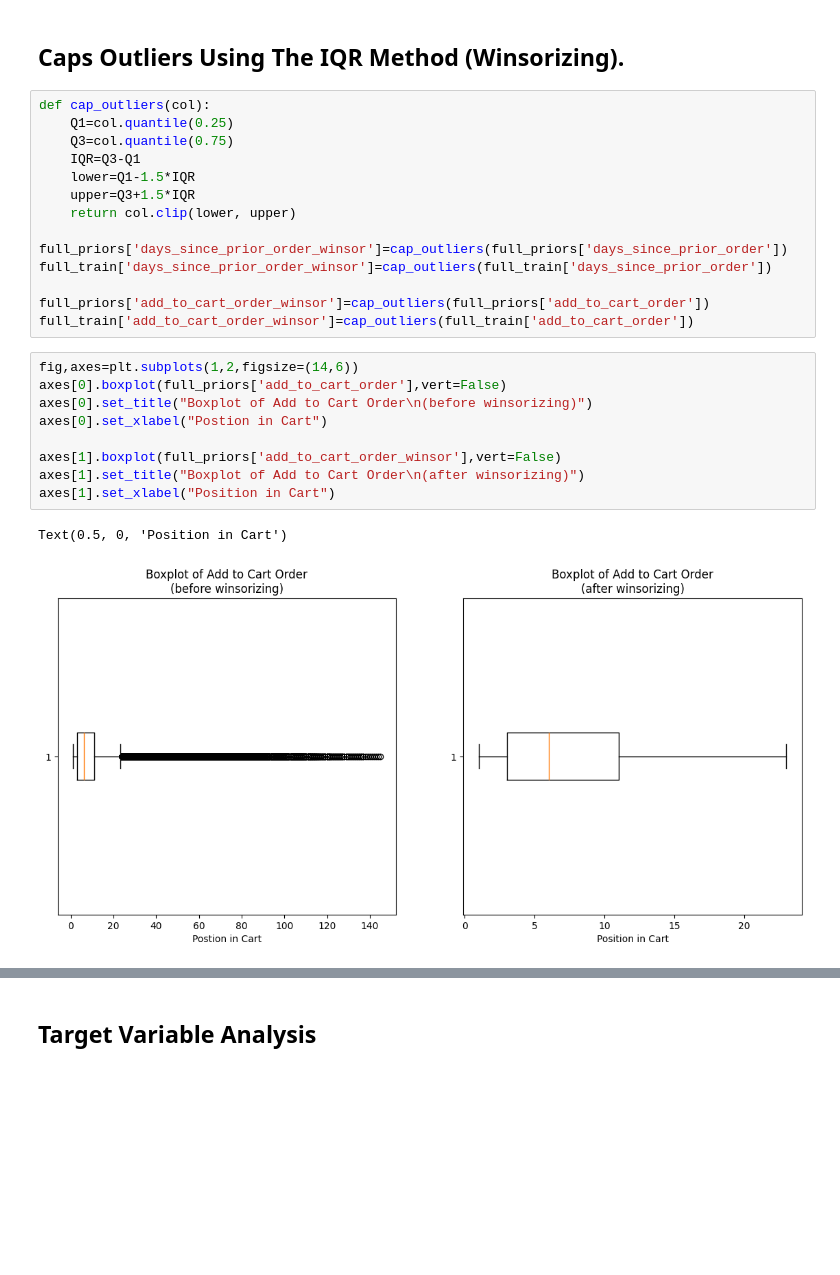
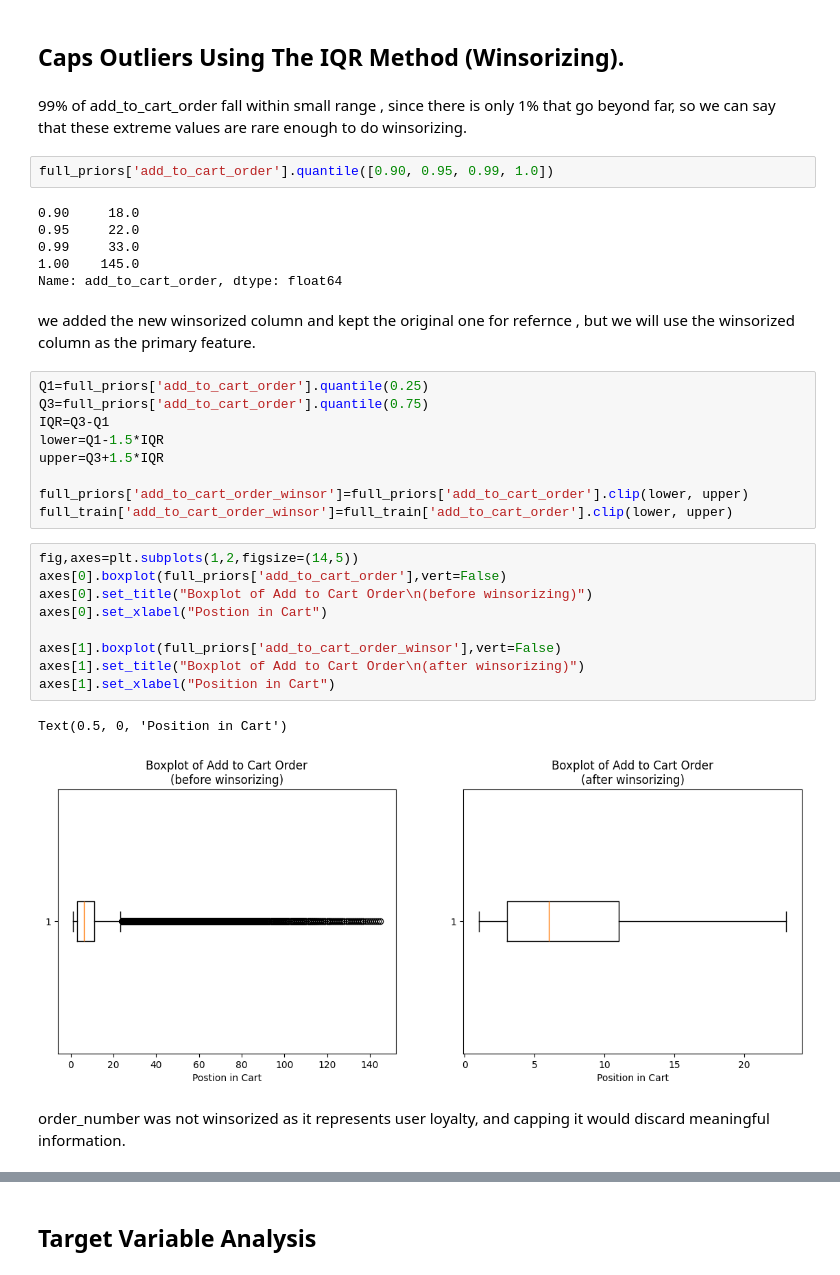
Before and after one commit to ab8d-DS/DSS230_Final_Project, a Jupyter notebook: notebooks/01_EDA_and_Preprocessing.ipynb, the cells around one changed output, grey strips where cells are left out. Drawn from its saved outputs; the diff is of its cells as text; blank space fills up the shorter version.

```diff
--- a/notebooks/01_EDA_and_Preprocessing.ipynb
+++ b/notebooks/01_EDA_and_Preprocessing.ipynb
@@ -292,28 +301,37 @@ plt.show()
 # %% [markdown]
 ## Caps Outliers Using The IQR Method (Winsorizing).
+# %% [markdown]
+99% of add_to_cart_order fall within small range , since there is only 1% that go beyond far, so we can say that these extreme values are rare enough to do winsorizing.
+# %%
+full_priors['add_to_cart_order'].quantile([0.90, 0.95, 0.99, 1.0])
+# %% [output]
+0.90     18.0
+0.95     22.0
+0.99     33.0
+1.00    145.0
+Name: add_to_cart_order, dtype: float64
+# %% [markdown]
+we added the new winsorized column and kept the original one for refernce , but we will use the winsorized column as the primary feature.
 # %%
-def cap_outliers(col):
-    Q1=col.quantile(0.25)
-    Q3=col.quantile(0.75)
-    IQR=Q3-Q1
-    lower=Q1-1.5*IQR
-    upper=Q3+1.5*IQR
-    return col.clip(lower, upper)
+Q1=full_priors['add_to_cart_order'].quantile(0.25)
+Q3=full_priors['add_to_cart_order'].quantile(0.75)
+IQR=Q3-Q1
+lower=Q1-1.5*IQR
+upper=Q3+1.5*IQR
 
-full_priors['days_since_prior_order_winsor']=cap_outliers(full_priors['days_since_prior_order'])
-full_train['days_since_prior_order_winsor']=cap_outliers(full_train['days_since_prior_order'])
-
-full_priors['add_to_cart_order_winsor']=cap_outliers(full_priors['add_to_cart_order'])
-full_train['add_to_cart_order_winsor']=cap_outliers(full_train['add_to_cart_order'])
+full_priors['add_to_cart_order_winsor']=full_priors['add_to_cart_order'].clip(lower, upper)
+full_train['add_to_cart_order_winsor']=full_train['add_to_cart_order'].clip(lower, upper)
 # %%
-fig,axes=plt.subplots(1,2,figsize=(14,6))
+fig,axes=plt.subplots(1,2,figsize=(14,5))
 axes[0].boxplot(full_priors['add_to_cart_order'],vert=False)
 axes[0].set_title("Boxplot of Add to Cart Order\n(before winsorizing)")
 axes[0].set_xlabel("Postion in Cart")
 
 axes[1].boxplot(full_priors['add_to_cart_order_winsor'],vert=False)
 axes[1].set_title("Boxplot of Add to Cart Order\n(after winsorizing)")
 axes[1].set_xlabel("Position in Cart")
 # %% [output]
 Text(0.5, 0, 'Position in Cart')
-[figure, old version]
+[figure, new version]
+# %% [markdown]
+order_number was not winsorized as it represents user loyalty, and capping it would discard meaningful information.
```
Also changed, not shown: parts of 14 cells of this notebook.
